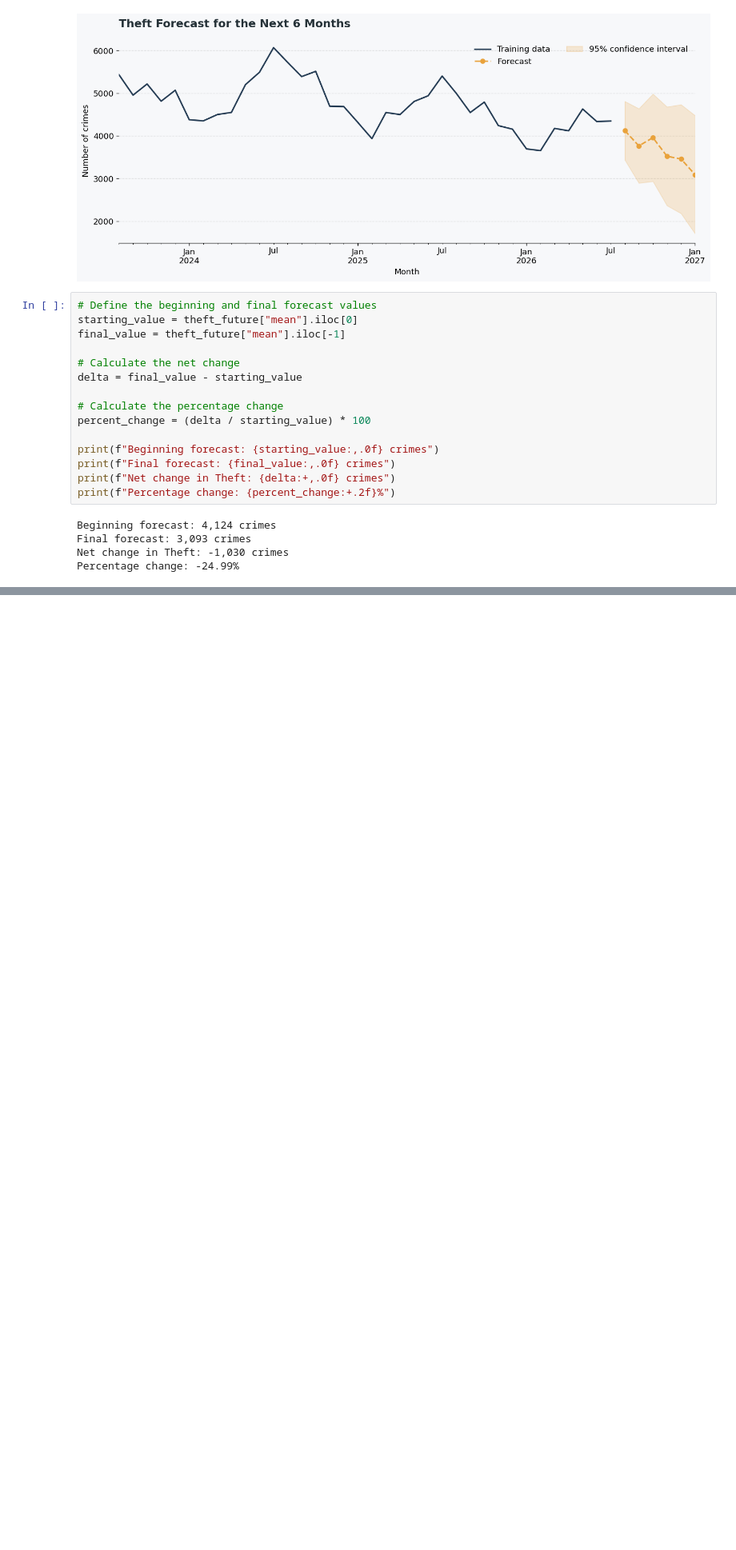
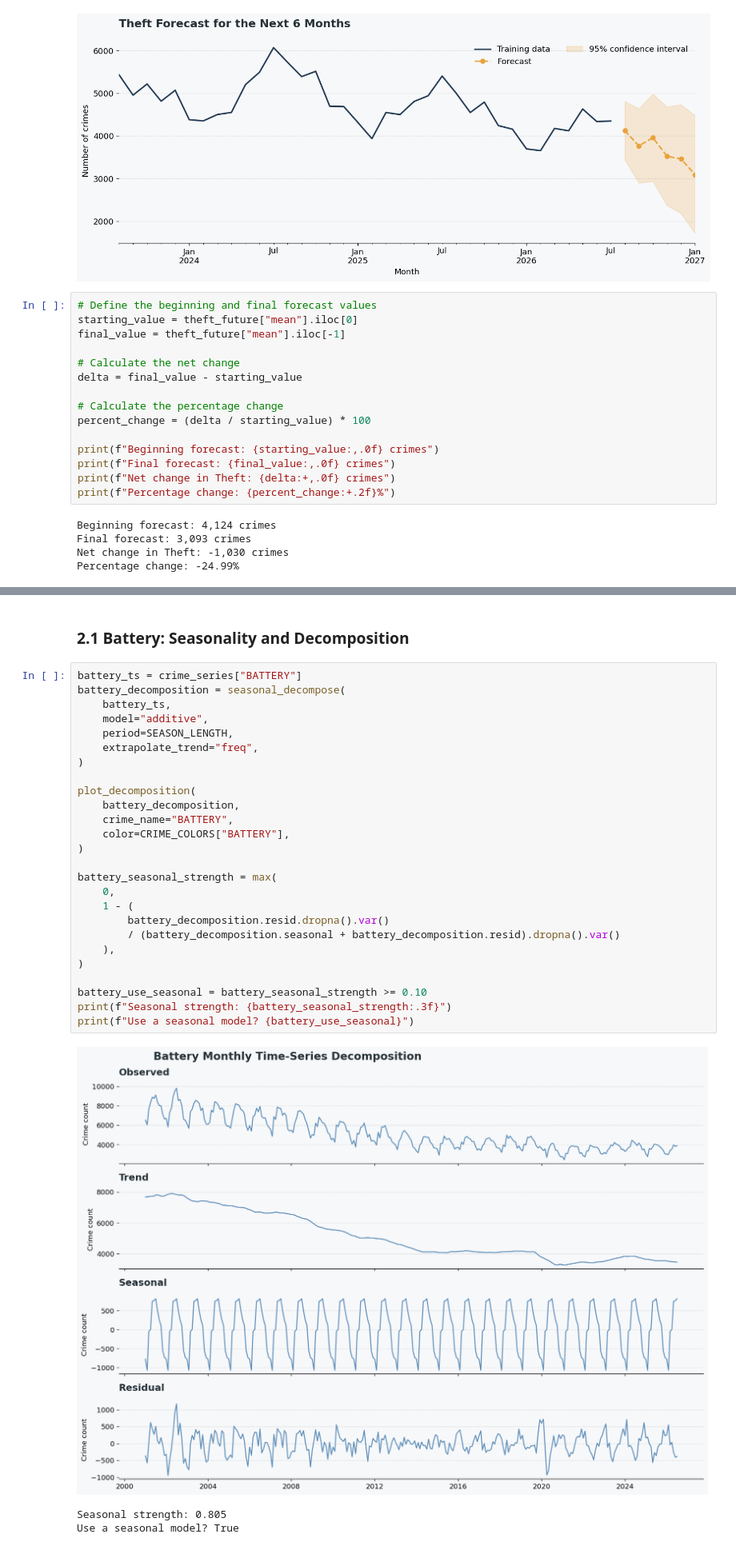
Before and after one commit to swirita/Chicago-Crime-Analysis-and-Forecasting, a Jupyter notebook: notebooks/03_crime_forecasting.ipynb, the cells around one changed output, grey strips where cells are left out. Shown at 80% size. Drawn from its saved outputs; the diff is of its cells as text; blank space fills up the shorter version.

Commit message:
Forecast Battery Crimes

```diff
--- a/notebooks/03_crime_forecasting.ipynb
+++ b/notebooks/03_crime_forecasting.ipynb
@@ -859,0 +862,32 @@ Percentage change: -24.99%
+# %% [markdown]
+### 2.1 Battery: Seasonality and Decomposition
+# %%
+battery_ts = crime_series["BATTERY"]
+battery_decomposition = seasonal_decompose(
+    battery_ts,
+    model="additive",
+    period=SEASON_LENGTH,
+    extrapolate_trend="freq",
+)
+
+plot_decomposition(
+    battery_decomposition,
+    crime_name="BATTERY",
+    color=CRIME_COLORS["BATTERY"],
+)
+
+battery_seasonal_strength = max(
+    0,
+    1 - (
+        battery_decomposition.resid.dropna().var()
+        / (battery_decomposition.seasonal + battery_decomposition.resid).dropna().var()
+    ),
+)
+
+battery_use_seasonal = battery_seasonal_strength >= 0.10
+print(f"Seasonal strength: {battery_seasonal_strength:.3f}")
+print(f"Use a seasonal model? {battery_use_seasonal}")
+# %% [output]
+[figure, added]
+Seasonal strength: 0.805
+Use a seasonal model? True
```
Also changed, not shown: parts of 30 cells of this notebook.
